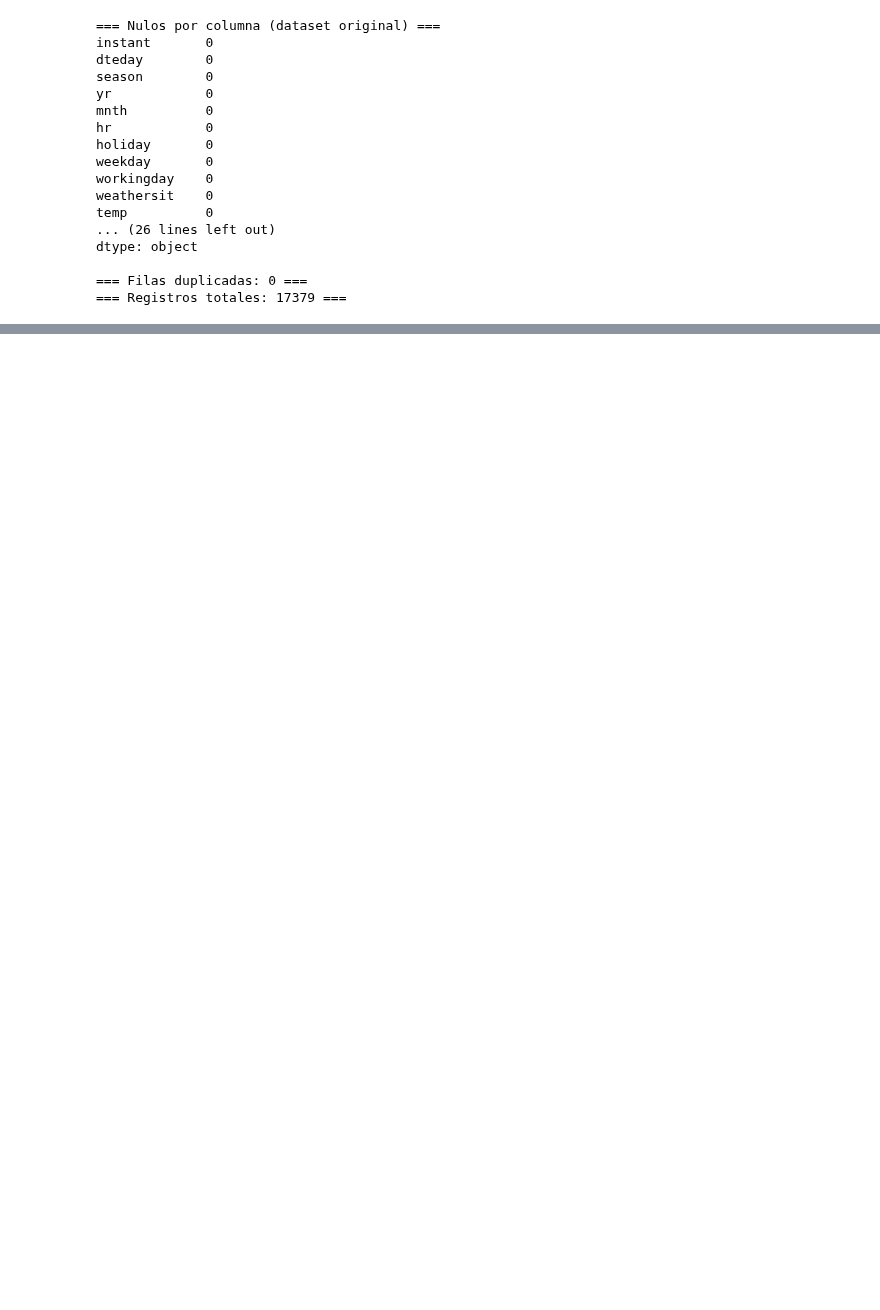
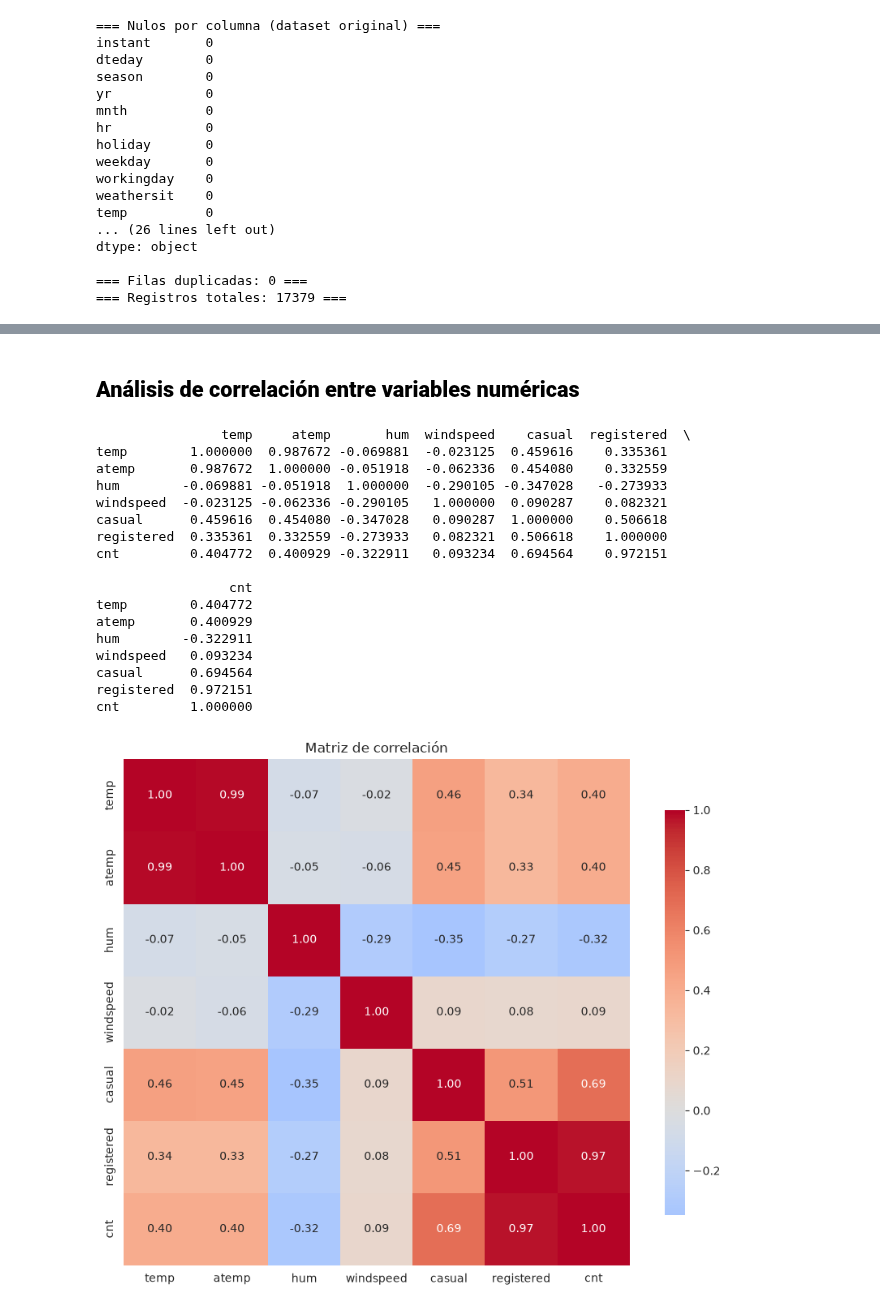
Before and after one commit to santije23/modelos1-price-prediction, a Jupyter notebook: fase-1/notebooks/01_modelo_predictivo.ipynb.ipynb, the cells around one changed output, grey strips where cells are left out. Drawn from its saved outputs; the diff is of its cells as text; code cells hidden in the pictures; blank space fills up the shorter version.

```diff
--- a/fase-1/notebooks/01_modelo_predictivo.ipynb.ipynb
+++ b/fase-1/notebooks/01_modelo_predictivo.ipynb.ipynb
@@ -346,0 +213,41 @@ dtype: object
+# %% [markdown]
+## **Análisis de correlación entre variables numéricas**
+# %%
+# Matriz de correlación de variables numéricas
+
+# Seleccionar variables numéricas
+num_cols = ["temp", "atemp", "hum", "windspeed", "casual", "registered", "cnt"]
+
+# Calcular matriz de correlación
+corr = df[num_cols].corr()
+
+print(corr)
+
+# Graficar mapa de calor
+plt.figure(figsize=(9, 7))
+sns.heatmap(corr, annot=True, fmt=".2f", cmap="coolwarm", center=0,
+            square=True, cbar_kws={"shrink": 0.8})
+
+plt.title("Matriz de correlación")
+plt.tight_layout()
+# plt.savefig(FIGURES_DIR / "02_correlaciones.png", dpi=100, bbox_inches="tight")
+plt.show()
+# %% [output]
+                temp     atemp       hum  windspeed    casual  registered  \
+temp        1.000000  0.987672 -0.069881  -0.023125  0.459616    0.335361
+atemp       0.987672  1.000000 -0.051918  -0.062336  0.454080    0.332559
+hum        -0.069881 -0.051918  1.000000  -0.290105 -0.347028   -0.273933
+windspeed  -0.023125 -0.062336 -0.290105   1.000000  0.090287    0.082321
+casual      0.459616  0.454080 -0.347028   0.090287  1.000000    0.506618
+registered  0.335361  0.332559 -0.273933   0.082321  0.506618    1.000000
+cnt         0.404772  0.400929 -0.322911   0.093234  0.694564    0.972151
+
+                 cnt
+temp        0.404772
+atemp       0.400929
+hum        -0.322911
+windspeed   0.093234
+casual      0.694564
+registered  0.972151
+cnt         1.000000
+[figure, added]
```
Also changed, not shown: parts of 47 cells of this notebook, 1 other file.
